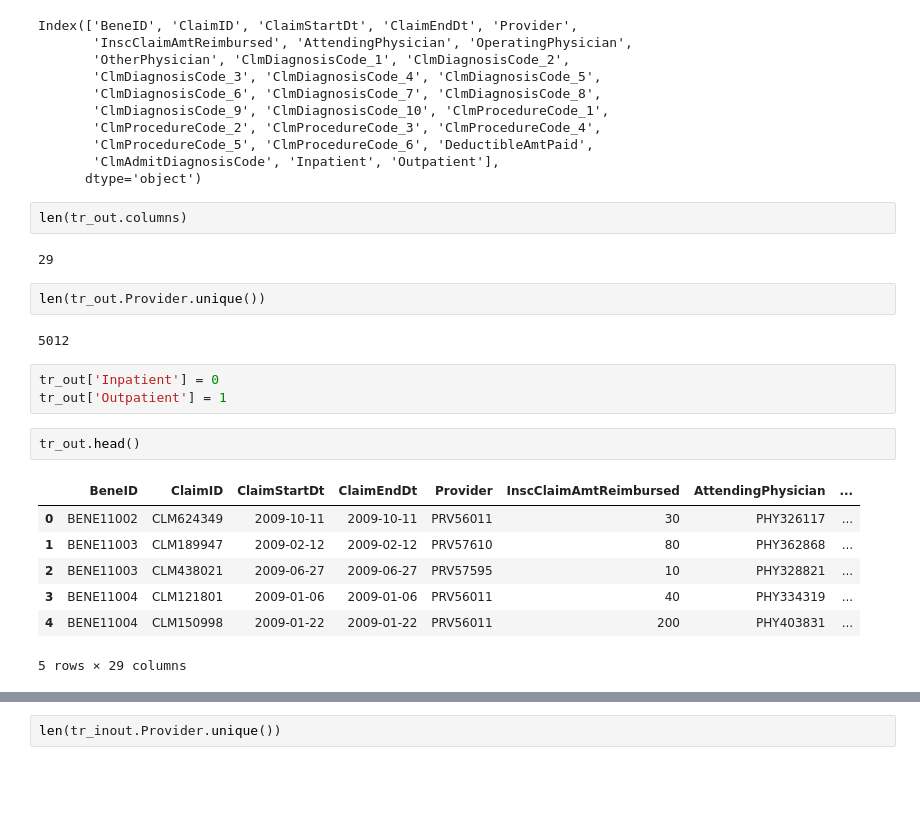
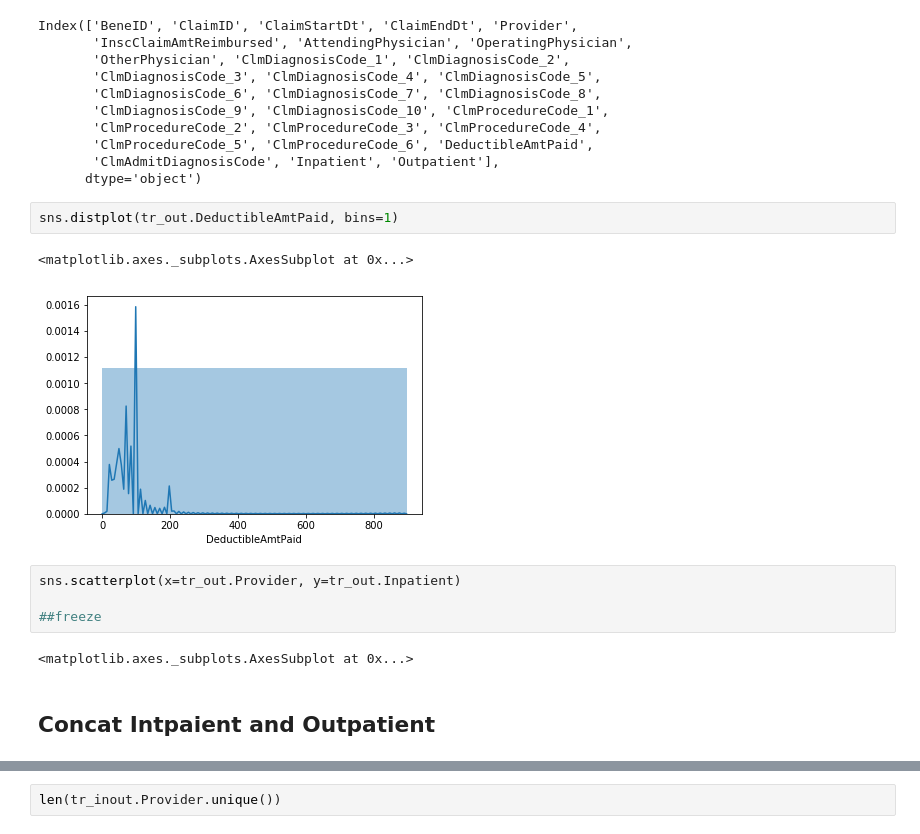
Before and after one commit to whohuhwhat/HC_Prov_Fraud, a Jupyter notebook: Workbook.ipynb, the cells around one changed output, grey strips where cells are left out. Drawn from its saved outputs; the diff is of its cells as text; blank space fills up the shorter version.

```diff
--- a/Workbook.ipynb
+++ b/Workbook.ipynb
@@ -176,26 +415,18 @@ Index(['BeneID', 'ClaimID', 'ClaimStartDt', 'ClaimEndDt', 'Provider',
        'ClmProcedureCode_5', 'ClmProcedureCode_6', 'DeductibleAmtPaid',
        'ClmAdmitDiagnosisCode', 'Inpatient', 'Outpatient'],
       dtype='object')
-# %%
-len(tr_out.columns)
-# %% [output]
-29
-# %%
-len(tr_out.Provider.unique())
-# %% [output]
-5012
-# %%
-tr_out['Inpatient'] = 0
-tr_out['Outpatient'] = 1
-# %%
-tr_out.head()
-# %% [output]
-|  | BeneID | ClaimID | ClaimStartDt | ClaimEndDt | Provider | InscClaimAmtReimbursed | AttendingPhysician | ... |
-| 0 | BENE11002 | CLM624349 | 2009-10-11 | 2009-10-11 | PRV56011 | 30 | PHY326117 | ... |
-| 1 | BENE11003 | CLM189947 | 2009-02-12 | 2009-02-12 | PRV57610 | 80 | PHY362868 | ... |
-| 2 | BENE11003 | CLM438021 | 2009-06-27 | 2009-06-27 | PRV57595 | 10 | PHY328821 | ... |
-| 3 | BENE11004 | CLM121801 | 2009-01-06 | 2009-01-06 | PRV56011 | 40 | PHY334319 | ... |
-| 4 | BENE11004 | CLM150998 | 2009-01-22 | 2009-01-22 | PRV56011 | 200 | PHY403831 | ... |
-5 rows × 29 columns
+# %%
+sns.distplot(tr_out.DeductibleAmtPaid, bins=1)
+# %% [output]
+<matplotlib.axes._subplots.AxesSubplot at 0x...>
+[figure, added]
+# %%
+sns.scatterplot(x=tr_out.Provider, y=tr_out.Inpatient)
+
+##freeze
+# %% [output]
+<matplotlib.axes._subplots.AxesSubplot at 0x...>
+# %% [markdown]
+## Concat Intpaient and Outpatient
 # %%
 tr_inout = pd.concat([tr_in, tr_out], join="inner", axis=0)
```
Also changed, not shown: parts of 66 cells of this notebook.
